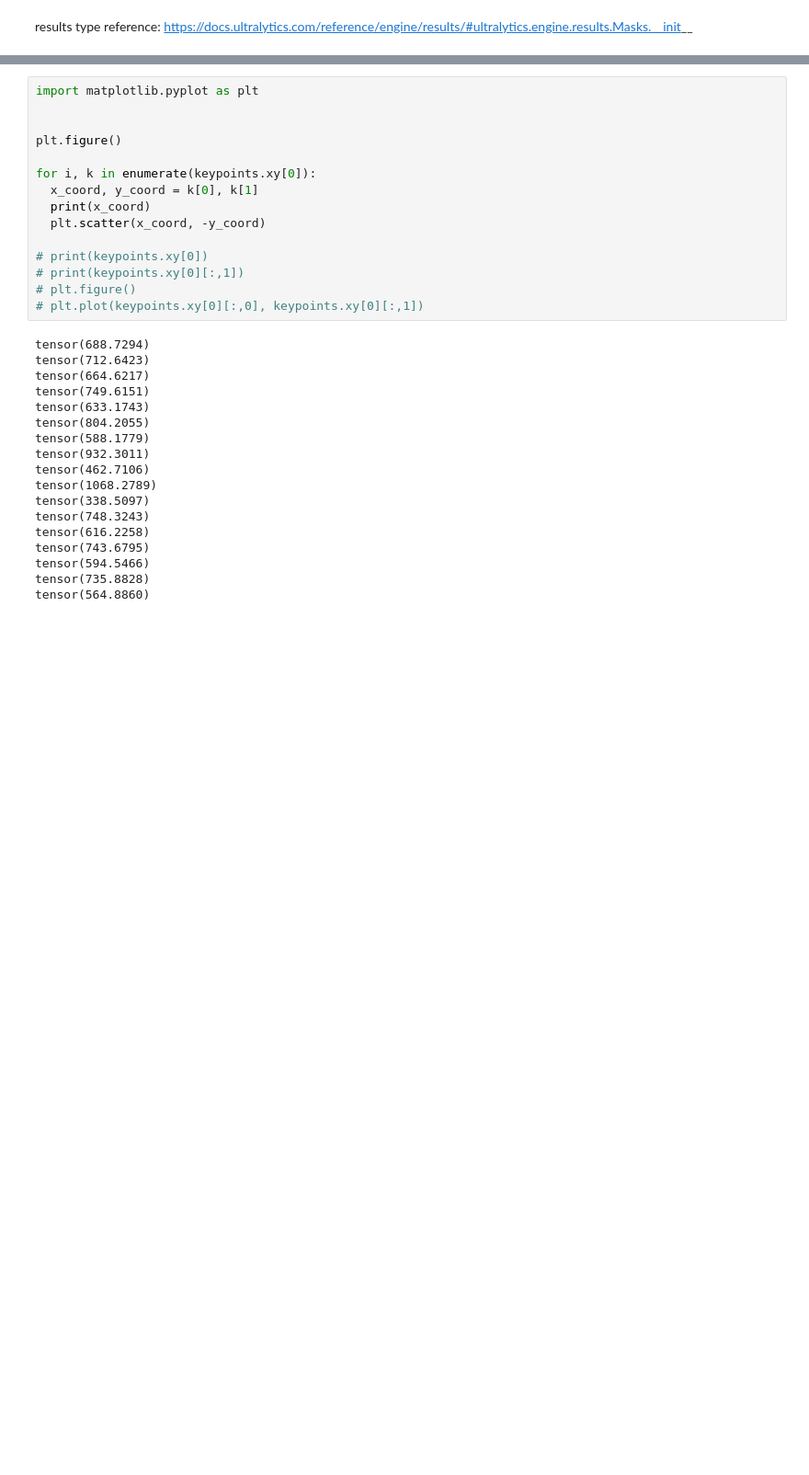
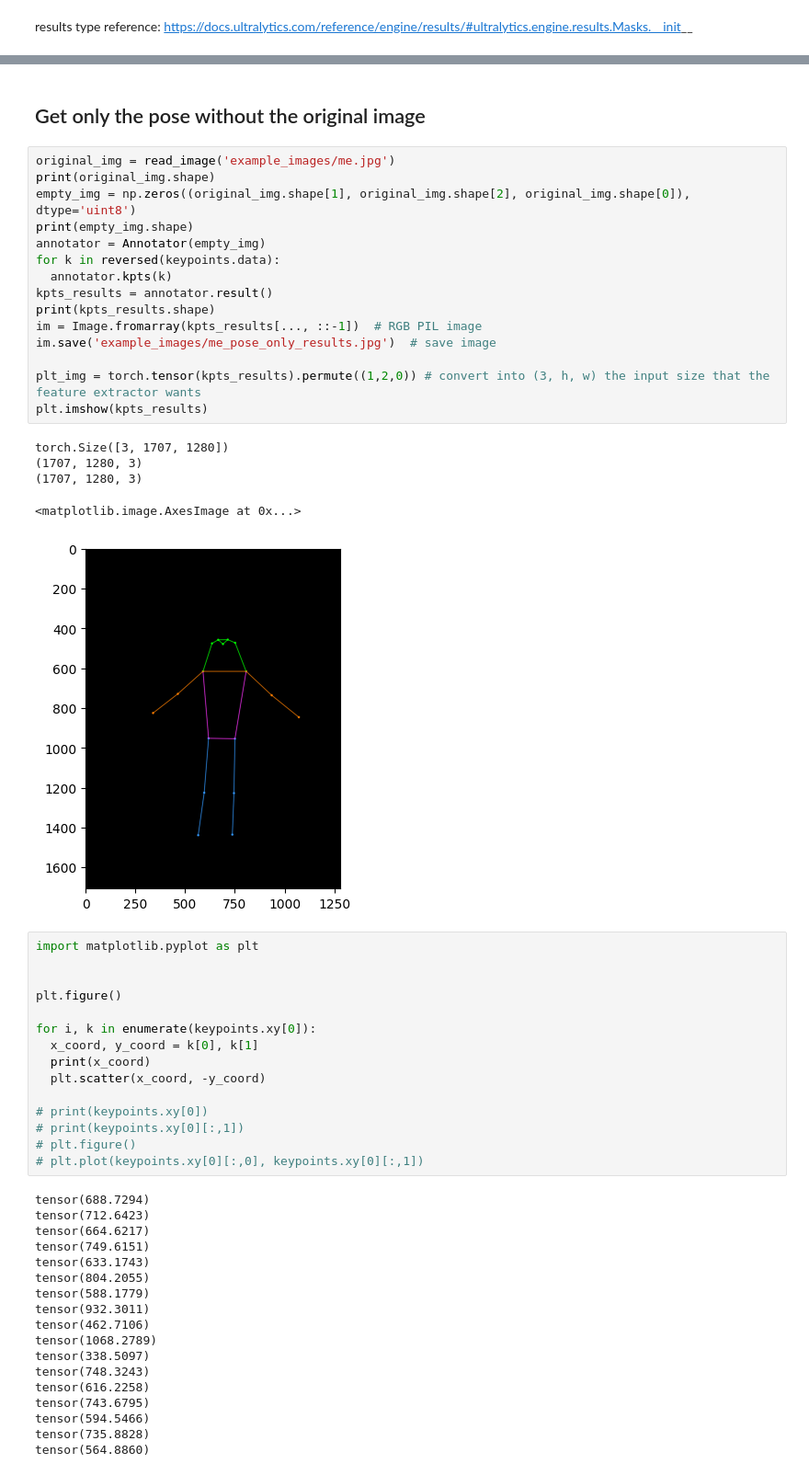
Before and after one commit to MultyXu/EECS_442_HOI, a Jupyter notebook: yolo_pose_example.ipynb, the cells around one changed output, grey strips where cells are left out. Shown: that part at 92% size. Cells and saved outputs as stored; diff of their text form; blank space fills up the shorter version.

```diff
--- a/yolo_pose_example.ipynb
+++ b/yolo_pose_example.ipynb
@@ -88,3 +116,26 @@ for r in results:
+# %% [markdown]
+## Get only the pose without the original image
+# %%
+original_img = read_image('example_images/me.jpg')
+print(original_img.shape)
+empty_img = np.zeros((original_img.shape[1], original_img.shape[2], original_img.shape[0]), dtype='uint8')
+print(empty_img.shape)
+annotator = Annotator(empty_img)
+for k in reversed(keypoints.data):
+  annotator.kpts(k)
+kpts_results = annotator.result()
+print(kpts_results.shape)
+im = Image.fromarray(kpts_results[..., ::-1])  # RGB PIL image
+im.save('example_images/me_pose_only_results.jpg')  # save image
+
+plt_img = torch.tensor(kpts_results).permute((1,2,0)) # convert into (3, h, w) the input size that the feature extractor wants
+plt.imshow(kpts_results)
+# %% [output]
+torch.Size([3, 1707, 1280])
+(1707, 1280, 3)
+(1707, 1280, 3)
+<matplotlib.image.AxesImage at 0x...>
+[figure, added]
 # %%
 import matplotlib.pyplot as plt
 
```
Also changed, not shown: parts of 5 cells of this notebook, 3 other files.
